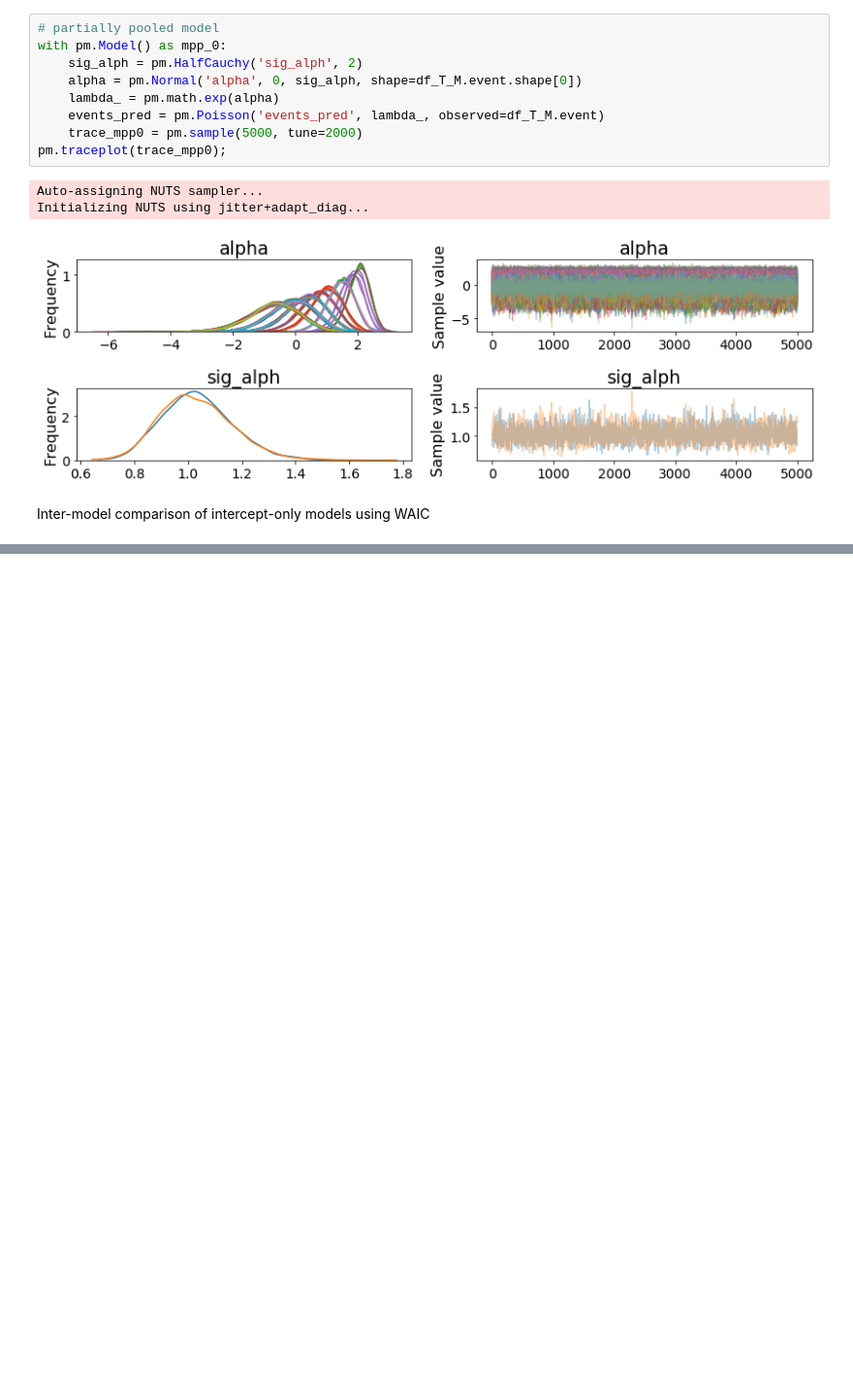
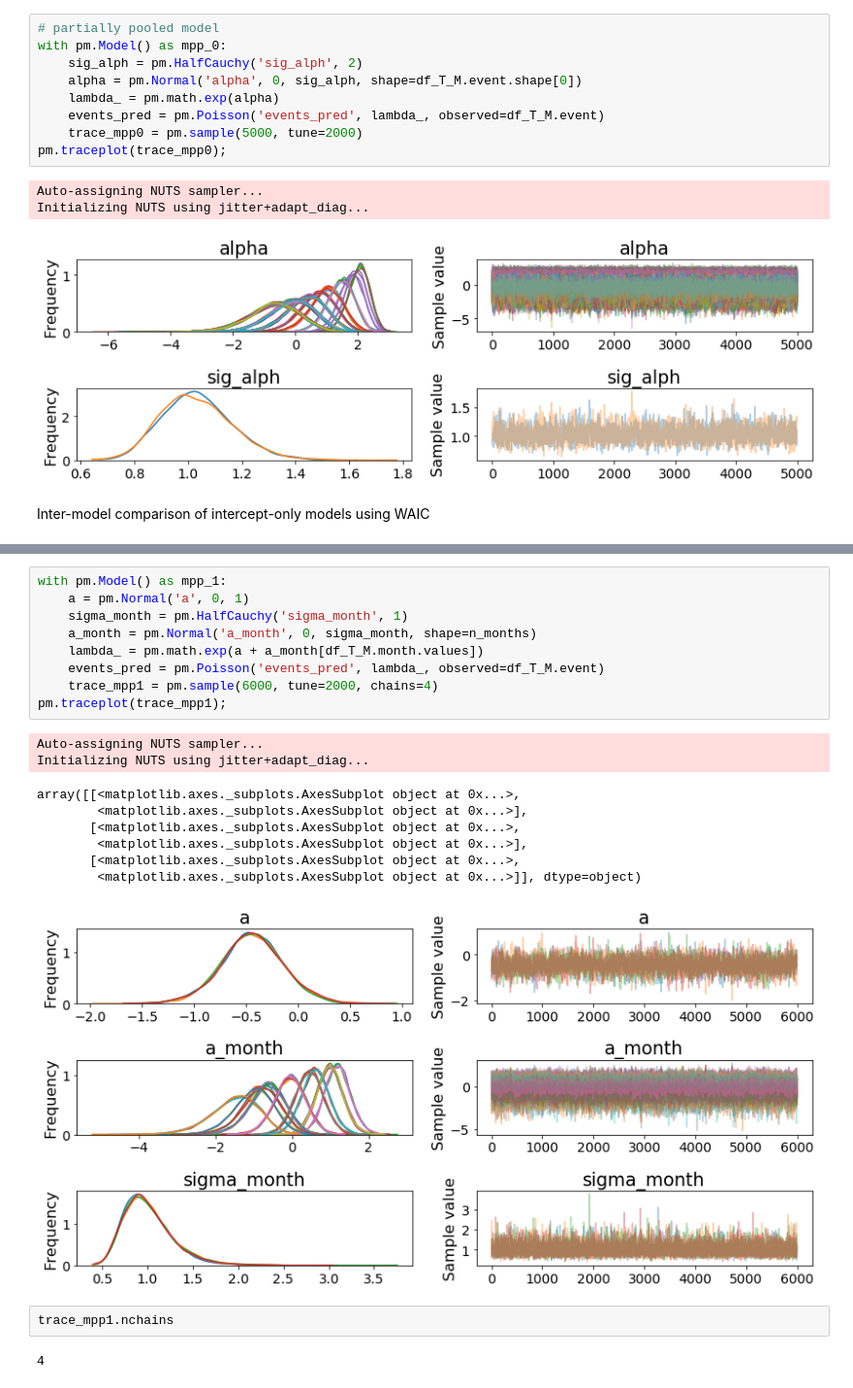
Before and after one commit to madHatter106/beaching, a Jupyter notebook: notebooks/ML_Poisson_by_numbers_of_standing_events_1.ipynb, the cells around one changed output, grey strips where cells are left out. Shown: that part at 97% size. Drawn from its saved outputs; the diff is of its cells as text; blank space fills up the shorter version.

```diff
--- a/notebooks/ML_Poisson_by_numbers_of_standing_events_1.ipynb
+++ b/notebooks/ML_Poisson_by_numbers_of_standing_events_1.ipynb
@@ -170,0 +242,23 @@ The above shows without ambiguity that the partial pooling is the better model;
+# %%
+with pm.Model() as mpp_1:
+    a = pm.Normal('a', 0, 1)
+    sigma_month = pm.HalfCauchy('sigma_month', 1)
+    a_month = pm.Normal('a_month', 0, sigma_month, shape=n_months)
+    lambda_ = pm.math.exp(a + a_month[df_T_M.month.values])
+    events_pred = pm.Poisson('events_pred', lambda_, observed=df_T_M.event)
+    trace_mpp1 = pm.sample(6000, tune=2000, chains=4)
+pm.traceplot(trace_mpp1);
+# %% [output]
+Auto-assigning NUTS sampler...
+Initializing NUTS using jitter+adapt_diag...
+array([[<matplotlib.axes._subplots.AxesSubplot object at 0x...>,
+        <matplotlib.axes._subplots.AxesSubplot object at 0x...>],
+       [<matplotlib.axes._subplots.AxesSubplot object at 0x...>,
+        <matplotlib.axes._subplots.AxesSubplot object at 0x...>],
+       [<matplotlib.axes._subplots.AxesSubplot object at 0x...>,
+        <matplotlib.axes._subplots.AxesSubplot object at 0x...>]], dtype=object)
+[figure, added]
+# %%
+trace_mpp1.nchains
+# %% [output]
+4
```
Also changed, not shown: parts of 20 cells of this notebook.
